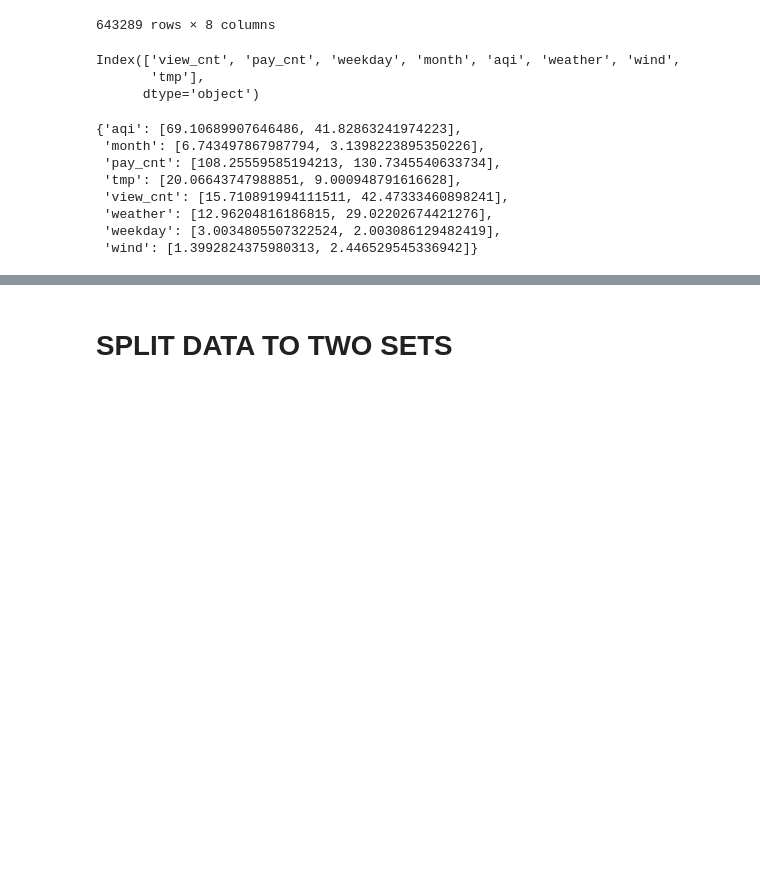
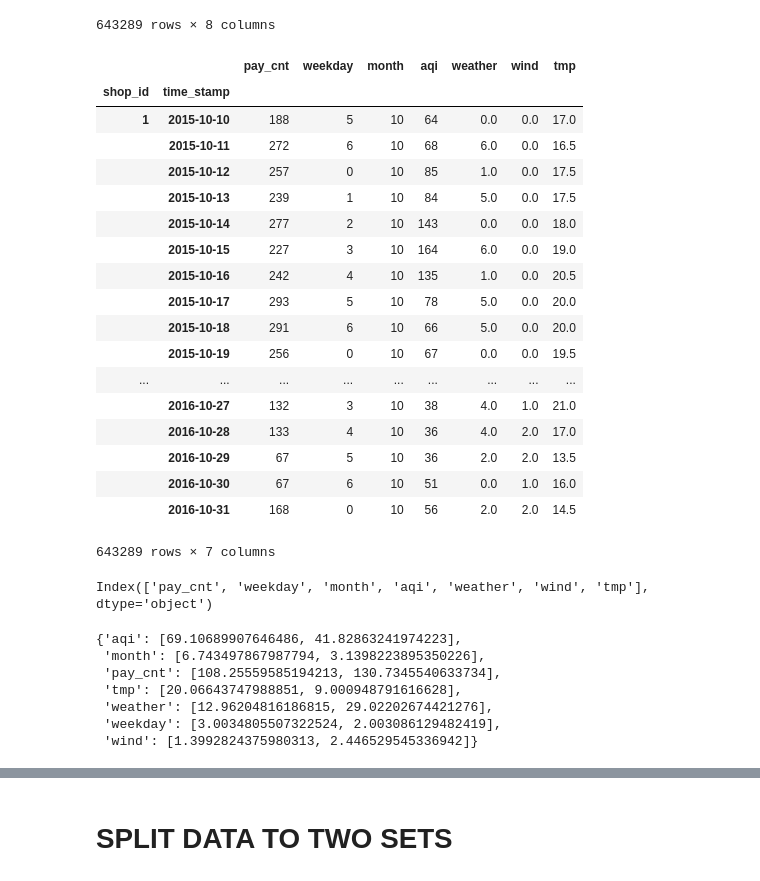
Before and after one commit to StarsMyDestination/ML-Ali-Koubei-Customer-Flow-Forecasts, a Jupyter notebook: new_lstm.ipynb, the cells around one changed output, grey strips where cells are left out. Drawn from its saved outputs; the diff is of its cells as text; code cells hidden in the pictures; blank space fills up the shorter version.

```diff
--- a/new_lstm.ipynb
+++ b/new_lstm.ipynb
@@ -31,14 +31,35 @@ df_usr_view_pay
 |  | 2016-10-30 | 3 | 67 | 6 | 10 | 51 | 0.0 | 1.0 | 16.0 |
 |  | 2016-10-31 | 15 | 168 | 0 | 10 | 56 | 2.0 | 2.0 | 14.5 |
 643289 rows × 8 columns
+# %%
+df_usr_view_pay.drop(['view_cnt'], axis=1, inplace=True)
+df_usr_view_pay
+# %% [output]
+|  |  | pay_cnt | weekday | month | aqi | weather | wind | tmp |
+| shop_id | time_stamp |  |  |  |  |  |  |  |
+| 1 | 2015-10-10 | 188 | 5 | 10 | 64 | 0.0 | 0.0 | 17.0 |
+|  | 2015-10-11 | 272 | 6 | 10 | 68 | 6.0 | 0.0 | 16.5 |
+|  | 2015-10-12 | 257 | 0 | 10 | 85 | 1.0 | 0.0 | 17.5 |
+|  | 2015-10-13 | 239 | 1 | 10 | 84 | 5.0 | 0.0 | 17.5 |
+|  | 2015-10-14 | 277 | 2 | 10 | 143 | 0.0 | 0.0 | 18.0 |
+|  | 2015-10-15 | 227 | 3 | 10 | 164 | 6.0 | 0.0 | 19.0 |
+|  | 2015-10-16 | 242 | 4 | 10 | 135 | 1.0 | 0.0 | 20.5 |
+|  | 2015-10-17 | 293 | 5 | 10 | 78 | 5.0 | 0.0 | 20.0 |
+|  | 2015-10-18 | 291 | 6 | 10 | 66 | 5.0 | 0.0 | 20.0 |
+|  | 2015-10-19 | 256 | 0 | 10 | 67 | 0.0 | 0.0 | 19.5 |
+| ... | ... | ... | ... | ... | ... | ... | ... | ... |
+|  | 2016-10-27 | 132 | 3 | 10 | 38 | 4.0 | 1.0 | 21.0 |
+|  | 2016-10-28 | 133 | 4 | 10 | 36 | 4.0 | 2.0 | 17.0 |
+|  | 2016-10-29 | 67 | 5 | 10 | 36 | 2.0 | 2.0 | 13.5 |
+|  | 2016-10-30 | 67 | 6 | 10 | 51 | 0.0 | 1.0 | 16.0 |
+|  | 2016-10-31 | 168 | 0 | 10 | 56 | 2.0 | 2.0 | 14.5 |
+643289 rows × 7 columns
 # %%
 df_usr_view_pay.columns
 # %% [output]
-Index(['view_cnt', 'pay_cnt', 'weekday', 'month', 'aqi', 'weather', 'wind',
-       'tmp'],
-      dtype='object')
+Index(['pay_cnt', 'weekday', 'month', 'aqi', 'weather', 'wind', 'tmp'], dtype='object')
 # %%
-quant_features = ['view_cnt', 'pay_cnt', 'weekday', 'month', 'aqi', 'weather', 'wind', 'tmp']
+quant_features = ['pay_cnt', 'weekday', 'month', 'aqi', 'weather', 'wind', 'tmp']
 # Store scalings in a dictionary so we can convert back later
 scaled_features = {}
 for each in quant_features:
@@ -51,7 +72,6 @@ scaled_features
  'month': [6.743497867987794, 3.1398223895350226],
  'pay_cnt': [108.25559585194213, 130.7345540633734],
  'tmp': [20.06643747988851, 9.000948791616628],
- 'view_cnt': [15.710891994111511, 42.47333460898241],
  'weather': [12.96204816186815, 29.02202674421276],
  'weekday': [3.0034805507322524, 2.003086129482419],
  'wind': [1.3992824375980313, 2.446529545336942]}
```
Also changed, not shown: parts of 26 cells of this notebook.
